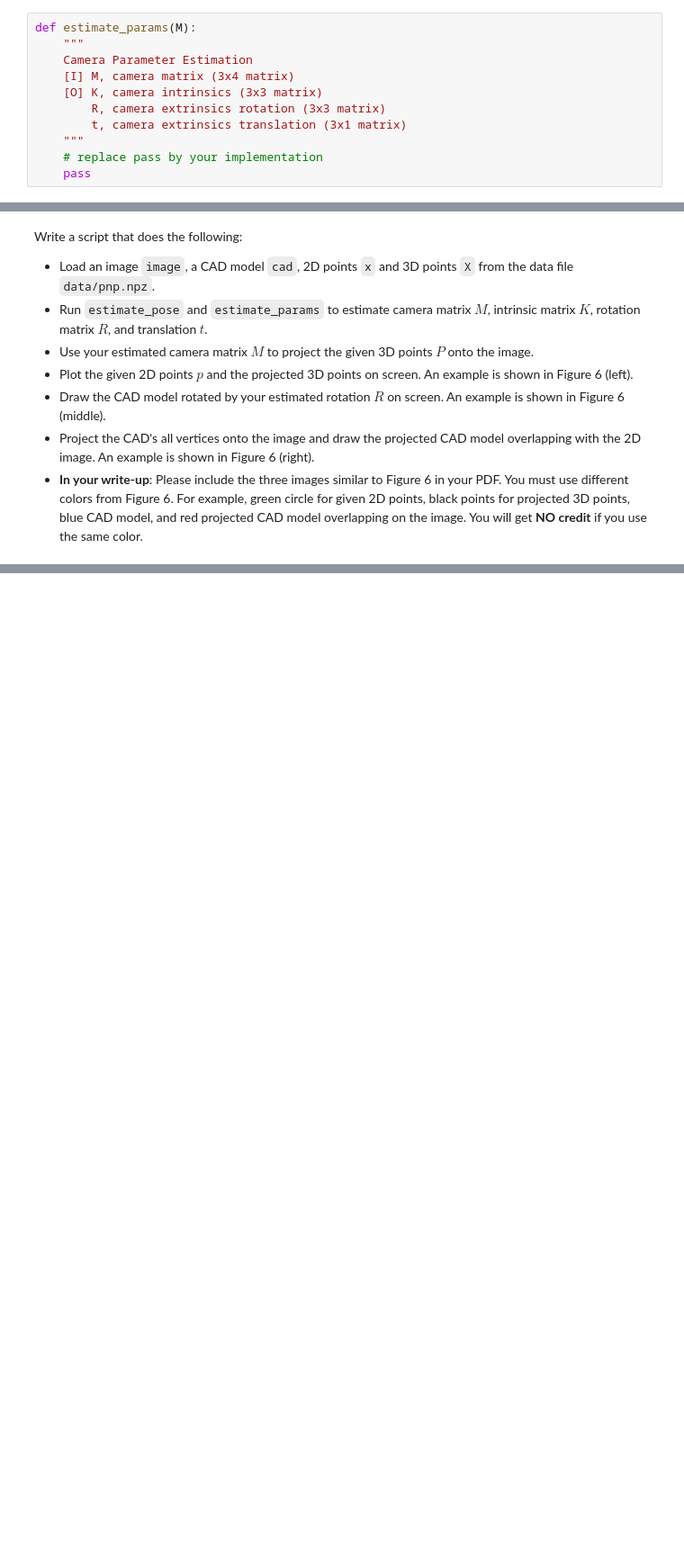
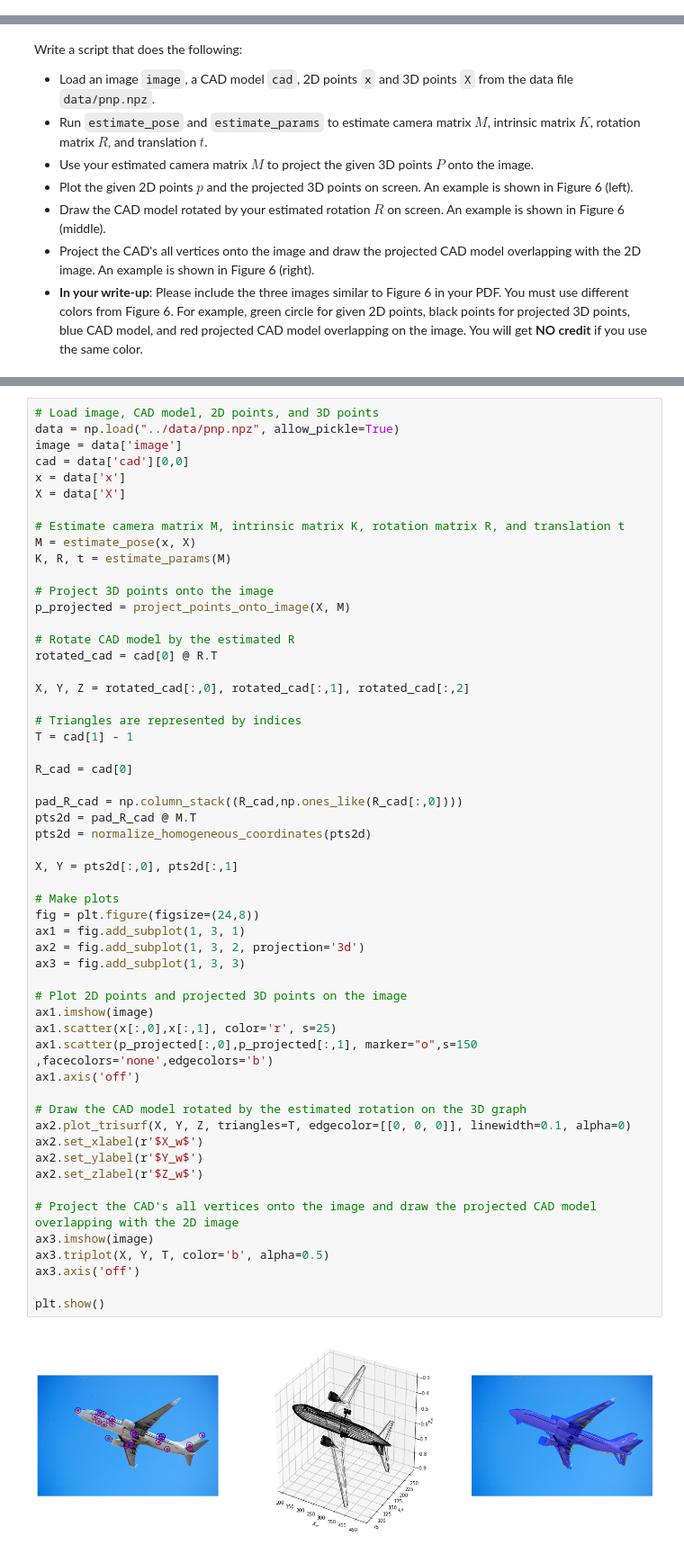
Before and after one commit to AlexYoro/CVHW, a Jupyter notebook: HW4/ee046746_hw4_structure_from_motion.ipynb, the cells around one changed output, grey strips where cells are left out. Shown: that part at 90% size. Cells and saved outputs as stored; diff of their text form; blank space fills up the shorter version.

```diff
--- a/HW4/ee046746_hw4_structure_from_motion.ipynb
+++ b/HW4/ee046746_hw4_structure_from_motion.ipynb
@@ -445,14 +486,3 @@ print('Pose Error with noisy 2D points:', la.norm((Mn/Mn[-1,-1])-(M/M[-1,-1])))
 #### 2.2 - Intrinsic/Extrinsic Parameters
 ---
 * Write a function that estimates both intrinsic and extrinsic parameters from a camera matrix:
-# %%
-def estimate_params(M):
-    """
-    Camera Parameter Estimation
-    [I] M, camera matrix (3x4 matrix)
-    [O] K, camera intrinsics (3x3 matrix)
-        R, camera extrinsics rotation (3x3 matrix)
-        t, camera extrinsics translation (3x1 matrix)
-    """
-    # replace pass by your implementation
-    pass
@@ -520,3 +625,60 @@ projected CAD model.
+# %%
+# Load image, CAD model, 2D points, and 3D points
+data = np.load("../data/pnp.npz", allow_pickle=True)
+image = data['image']
+cad = data['cad'][0,0]
+x = data['x']
+X = data['X']
+
+# Estimate camera matrix M, intrinsic matrix K, rotation matrix R, and translation t
+M = estimate_pose(x, X)
+K, R, t = estimate_params(M)
+
+# Project 3D points onto the image
+p_projected = project_points_onto_image(X, M)
+
+# Rotate CAD model by the estimated R
+rotated_cad = cad[0] @ R.T
+
+X, Y, Z = rotated_cad[:,0], rotated_cad[:,1], rotated_cad[:,2]
+
+# Triangles are represented by indices
+T = cad[1] - 1
+
+R_cad = cad[0]
+
+pad_R_cad = np.column_stack((R_cad,np.ones_like(R_cad[:,0])))
+pts2d = pad_R_cad @ M.T
+pts2d = normalize_homogeneous_coordinates(pts2d)
+
+X, Y = pts2d[:,0], pts2d[:,1]
+
+# Make plots
+fig = plt.figure(figsize=(24,8))
+ax1 = fig.add_subplot(1, 3, 1)
+ax2 = fig.add_subplot(1, 3, 2, projection='3d')
+ax3 = fig.add_subplot(1, 3, 3)
+
+# Plot 2D points and projected 3D points on the image
+ax1.imshow(image)
+ax1.scatter(x[:,0],x[:,1], color='r', s=25)
+ax1.scatter(p_projected[:,0],p_projected[:,1], marker="o",s=150 ,facecolors='none',edgecolors='b')
+ax1.axis('off')
+
+# Draw the CAD model rotated by the estimated rotation on the 3D graph
+ax2.plot_trisurf(X, Y, Z, triangles=T, edgecolor=[[0, 0, 0]], linewidth=0.1, alpha=0)
+ax2.set_xlabel(r'$X_w$')
+ax2.set_ylabel(r'$Y_w$')
+ax2.set_zlabel(r'$Z_w$')
+
+# Project the CAD's all vertices onto the image and draw the projected CAD model overlapping with the 2D image
+ax3.imshow(image)
+ax3.triplot(X, Y, T, color='b', alpha=0.5)
+ax3.axis('off')
+
+plt.show()
+# %% [output]
+[figure, added]
 # %% [markdown]
 ## <img src="https://img.icons8.com/dusk/64/000000/prize.png" style="height:50px;display:inline"> References & Credits
 * Carnegie Mellon University - CMU
```
Also changed, not shown: parts of 9 cells of this notebook.
